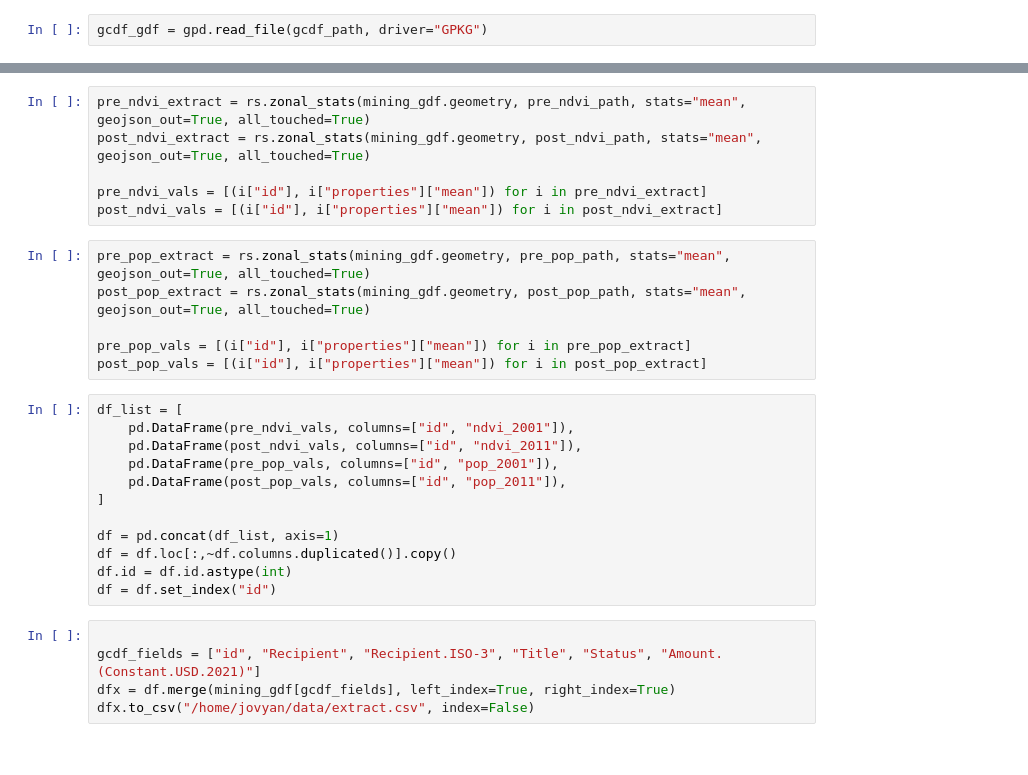
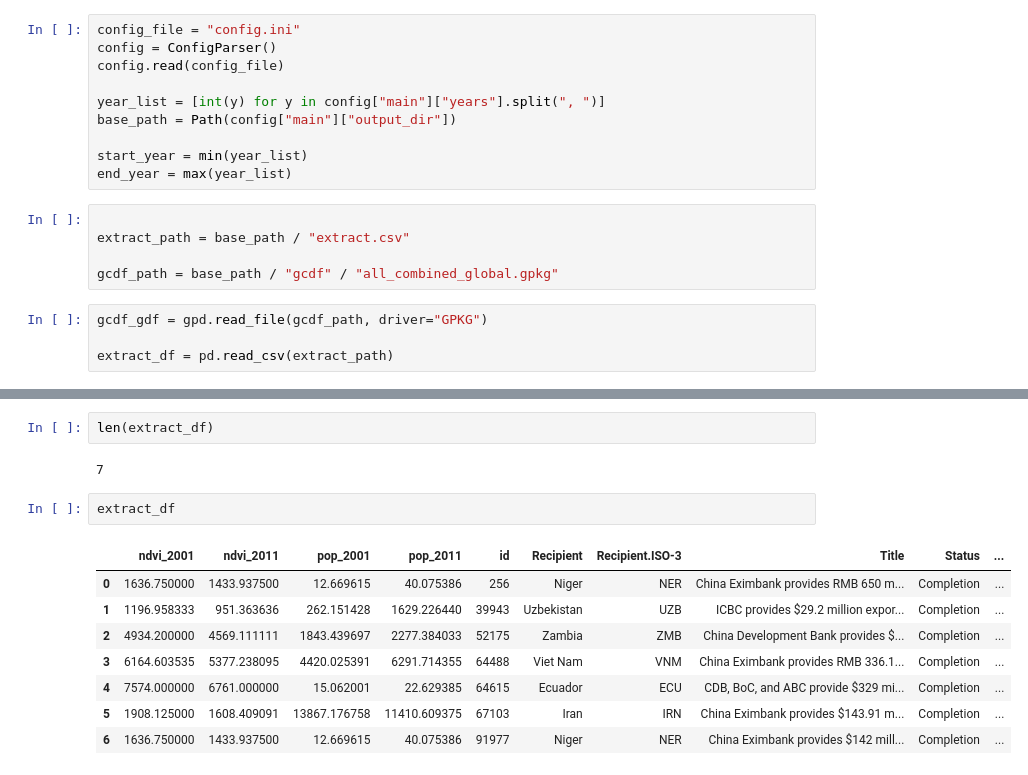
Before and after one commit to aiddata/geo-container-demo, a Jupyter notebook: code/analysis.ipynb, the cells around one changed output, grey strips where cells are left out. Drawn from its saved outputs; the diff is of its cells as text.

Commit message:
Add extract and analysis code and cleanup var input for data scripts

```diff
--- a/code/analysis.ipynb
+++ b/code/analysis.ipynb
@@ -17,2 +28,19 @@ gcdf_path = base_path / "gcdf" / "all_combined_global.gpkg"
+# %%
+config_file = "config.ini"
+config = ConfigParser()
+config.read(config_file)
+
+year_list = [int(y) for y in config["main"]["years"].split(", ")]
+base_path = Path(config["main"]["output_dir"])
+
+start_year = min(year_list)
+end_year = max(year_list)
+# %%
+
+extract_path = base_path / "extract.csv"
+
+gcdf_path = base_path / "gcdf" / "all_combined_global.gpkg"
 # %%
 gcdf_gdf = gpd.read_file(gcdf_path, driver="GPKG")
+
+extract_df = pd.read_csv(extract_path)
@@ -26,29 +47,15 @@ mining_gdf = gcdf_gdf.loc[gcdf_gdf.id.isin(mining_project_id_list) & (gcdf_gdf["
-# %%
-pre_ndvi_extract = rs.zonal_stats(mining_gdf.geometry, pre_ndvi_path, stats="mean", geojson_out=True, all_touched=True)
-post_ndvi_extract = rs.zonal_stats(mining_gdf.geometry, post_ndvi_path, stats="mean", geojson_out=True, all_touched=True)
-
-pre_ndvi_vals = [(i["id"], i["properties"]["mean"]) for i in pre_ndvi_extract]
-post_ndvi_vals = [(i["id"], i["properties"]["mean"]) for i in post_ndvi_extract]
-# %%
-pre_pop_extract = rs.zonal_stats(mining_gdf.geometry, pre_pop_path, stats="mean", geojson_out=True, all_touched=True)
-post_pop_extract = rs.zonal_stats(mining_gdf.geometry, post_pop_path, stats="mean", geojson_out=True, all_touched=True)
-
-pre_pop_vals = [(i["id"], i["properties"]["mean"]) for i in pre_pop_extract]
-post_pop_vals = [(i["id"], i["properties"]["mean"]) for i in post_pop_extract]
-# %%
-df_list = [
-    pd.DataFrame(pre_ndvi_vals, columns=["id", "ndvi_2001"]),
-    pd.DataFrame(post_ndvi_vals, columns=["id", "ndvi_2011"]),
-    pd.DataFrame(pre_pop_vals, columns=["id", "pop_2001"]),
-    pd.DataFrame(post_pop_vals, columns=["id", "pop_2011"]),
-]
-
-df = pd.concat(df_list, axis=1)
-df = df.loc[:,~df.columns.duplicated()].copy()
-df.id = df.id.astype(int)
-df = df.set_index("id")
-# %%
-
-gcdf_fields = ["id", "Recipient", "Recipient.ISO-3", "Title", "Status", "Amount.(Constant.USD.2021)"]
-dfx = df.merge(mining_gdf[gcdf_fields], left_index=True, right_index=True)
-dfx.to_csv("/home/jovyan/data/extract.csv", index=False)
+# %%
+len(extract_df)
+# %% [output]
+7
+# %%
+extract_df
+# %% [output]
+|  | ndvi_2001 | ndvi_2011 | pop_2001 | pop_2011 | id | Recipient | Recipient.ISO-3 | Title | Status | ... |
+| 0 | 1636.750000 | 1433.937500 | 12.669615 | 40.075386 | 256 | Niger | NER | China Eximbank provides RMB 650 m... | Completion | ... |
+| 1 | 1196.958333 | 951.363636 | 262.151428 | 1629.226440 | 39943 | Uzbekistan | UZB | ICBC provides $29.2 million expor... | Completion | ... |
+| 2 | 4934.200000 | 4569.111111 | 1843.439697 | 2277.384033 | 52175 | Zambia | ZMB | China Development Bank provides $... | Completion | ... |
+| 3 | 6164.603535 | 5377.238095 | 4420.025391 | 6291.714355 | 64488 | Viet Nam | VNM | China Eximbank provides RMB 336.1... | Completion | ... |
+| 4 | 7574.000000 | 6761.000000 | 15.062001 | 22.629385 | 64615 | Ecuador | ECU | CDB, BoC, and ABC provide $329 mi... | Completion | ... |
+| 5 | 1908.125000 | 1608.409091 | 13867.176758 | 11410.609375 | 67103 | Iran | IRN | China Eximbank provides $143.91 m... | Completion | ... |
+| 6 | 1636.750000 | 1433.937500 | 12.669615 | 40.075386 | 91977 | Niger | NER | China Eximbank provides $142 mill... | Completion | ... |
```
Also changed, not shown: parts of 10 cells of this notebook, 8 other files.
